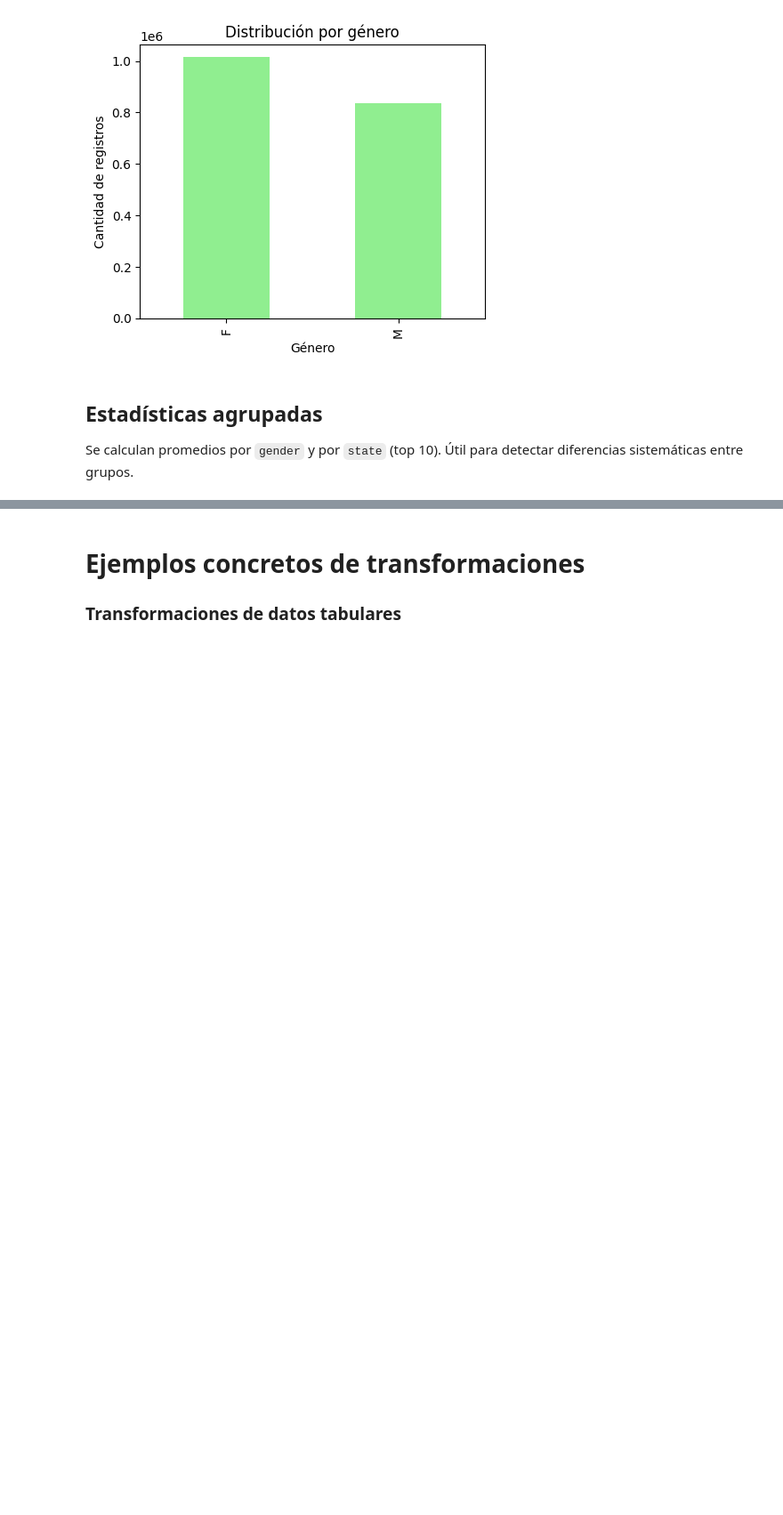
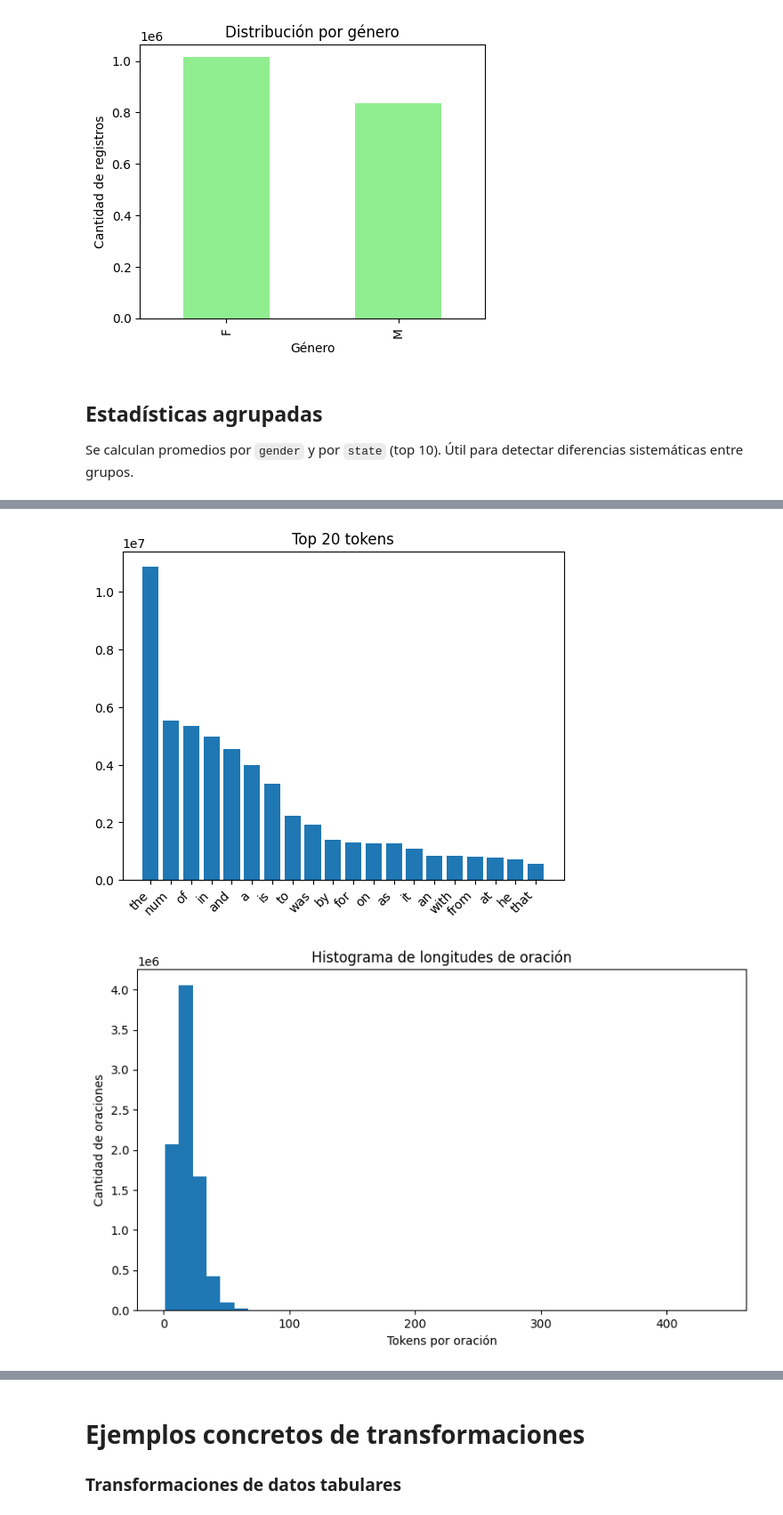
Before and after one commit to altairBASIC/INFB6052-Herramientas-para-Ciencia-de-Datos, a Jupyter notebook: prueba-1/Primera-Parte/comparacion(1)/tab-vs-notab.ipynb, the cells around one changed output, grey strips where cells are left out. Shown at 89% size. Cells and saved outputs as stored; diff of their text form; code cells hidden in the pictures; blank space fills up the shorter version.

```diff
--- a/prueba-1/Primera-Parte/comparacion(1)/tab-vs-notab.ipynb
+++ b/prueba-1/Primera-Parte/comparacion(1)/tab-vs-notab.ipynb
@@ -326,0 +297,16 @@ if "dataset" in combined_df.columns:
+# %%
+# Resumen de estadísticas
+# total de tokens procesados y numero de palabras únicas
+total_tokens = sum(token_counts.values())
+vocab_size = len(token_counts)
+# mide la riqueza del vocabulario
+type_token_ratio = vocab_size / total_tokens if total_tokens else 0
+# Longitud media de token y tokens por oración.
+avg_token_len = len_token_sum/total_tokens if total_tokens else 0
+avg_sent_len  = sent_len_sum/total_sentences if total_sentences else 0
+# proporción de stopwords
+stopword_ratio = stop_count/total_tokens if total_tokens else 0
+# estima el porcentaje de líneas duplicadas
+dup_lines_ratio = 1 - (len(line_hashes)/total_lines) if total_lines else 0
+# muestra las 20 palabras más comunes
+top20 = token_counts.most_common(20)
@@ -326,0 +347,31 @@ if "dataset" in combined_df.columns:
+# %%
+# Top 20 tokens
+w,f = zip(*token_counts.most_common(20))
+plt.bar(w,f); plt.xticks(rotation=45, ha='right'); plt.title("Top 20 tokens"); plt.show()
+# reconstruye una lista de longitudes ponderada por frecuencia
+sent_lengths = []
+for length, count in sent_len_dist.items():
+    sent_lengths.extend([length] * count)
+
+plt.figure(figsize=(8,5))
+plt.hist(sent_lengths, bins=40)
+plt.xlabel("Tokens por oración")
+plt.ylabel("Cantidad de oraciones")
+plt.title("Histograma de longitudes de oración")
+plt.tight_layout()
+plt.show()
+stop_ratio = (stop_count / total_tokens) if total_tokens else 0
+rest = 1 - stop_ratio
+
+plt.figure(figsize=(6,4))
+plt.bar(["Stopwords", "Resto"], [stop_ratio, rest])
+plt.ylabel("Proporción")
+plt.title("Proporción de stopwords")
+for i, v in enumerate([stop_ratio, rest]):
+    plt.text(i, v, f"{v*100:.1f}%", ha="center", va="bottom")
+plt.ylim(0, 1.05)
+plt.tight_layout()
+plt.show()
+# %% [output]
+[figure, added]
+[figure, added]
```
Also changed, not shown: parts of 30 cells of this notebook, 3 other files.
